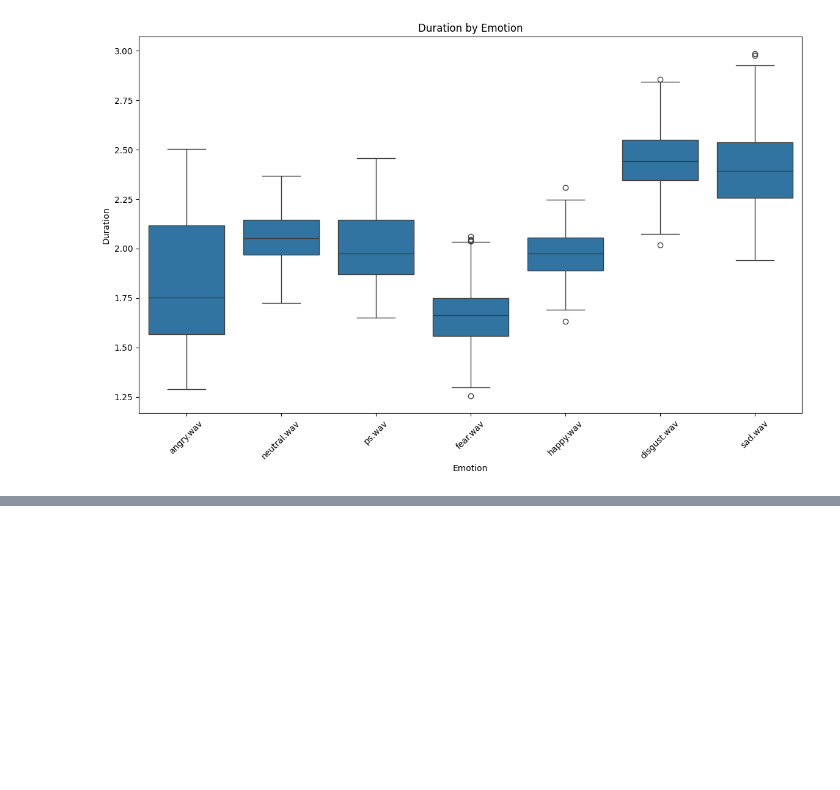
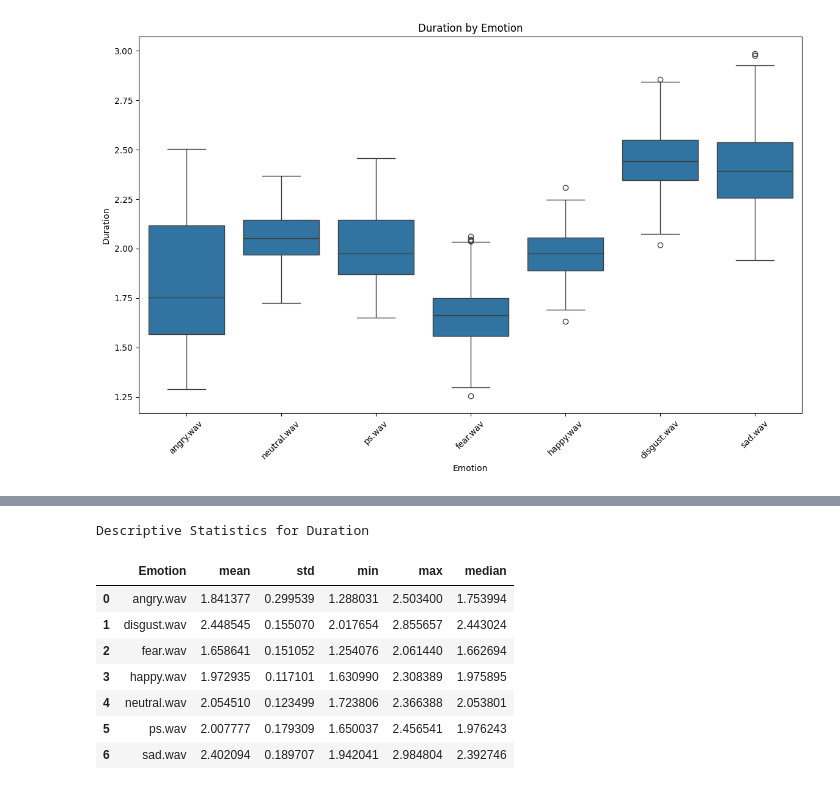
Before and after one commit to moyedx3/melodic_Interaction, a Jupyter notebook: process.ipynb, the cells around one changed output, grey strips where cells are left out. Cells and saved outputs as stored; diff of their text form; code cells hidden in the pictures; blank space fills up the shorter version.

```diff
--- a/process.ipynb
+++ b/process.ipynb
@@ -298,0 +401,15 @@ plt.show()
+# %%
+# Descriptive statistics for Duration
+duration_stats = features_df.groupby('Emotion')['Duration'].agg(['mean', 'std', 'min', 'max', 'median']).reset_index()
+print("Descriptive Statistics for Duration")
+duration_stats
+# %% [output]
+Descriptive Statistics for Duration
+|  | Emotion | mean | std | min | max | median |
+| 0 | angry.wav | 1.841377 | 0.299539 | 1.288031 | 2.503400 | 1.753994 |
+| 1 | disgust.wav | 2.448545 | 0.155070 | 2.017654 | 2.855657 | 2.443024 |
+| 2 | fear.wav | 1.658641 | 0.151052 | 1.254076 | 2.061440 | 1.662694 |
+| 3 | happy.wav | 1.972935 | 0.117101 | 1.630990 | 2.308389 | 1.975895 |
+| 4 | neutral.wav | 2.054510 | 0.123499 | 1.723806 | 2.366388 | 2.053801 |
+| 5 | ps.wav | 2.007777 | 0.179309 | 1.650037 | 2.456541 | 1.976243 |
+| 6 | sad.wav | 2.402094 | 0.189707 | 1.942041 | 2.984804 | 2.392746 |
```
Also changed, not shown: parts of 5 cells of this notebook.
